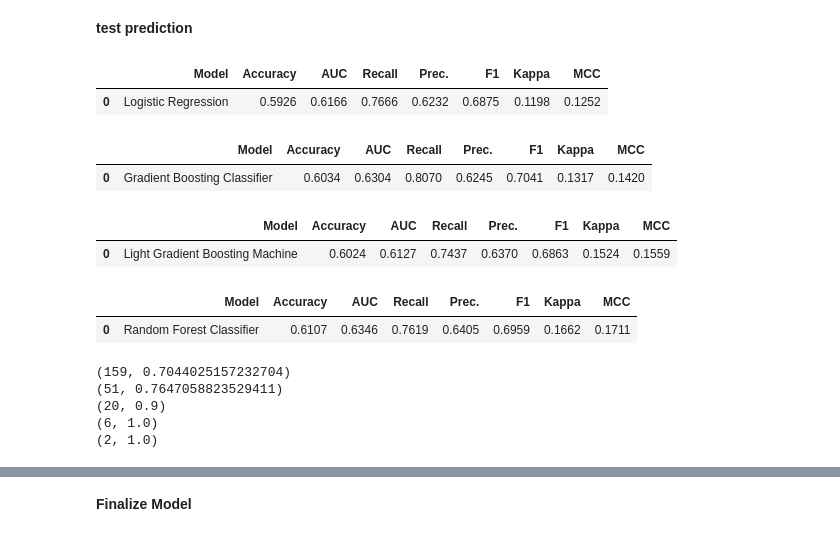
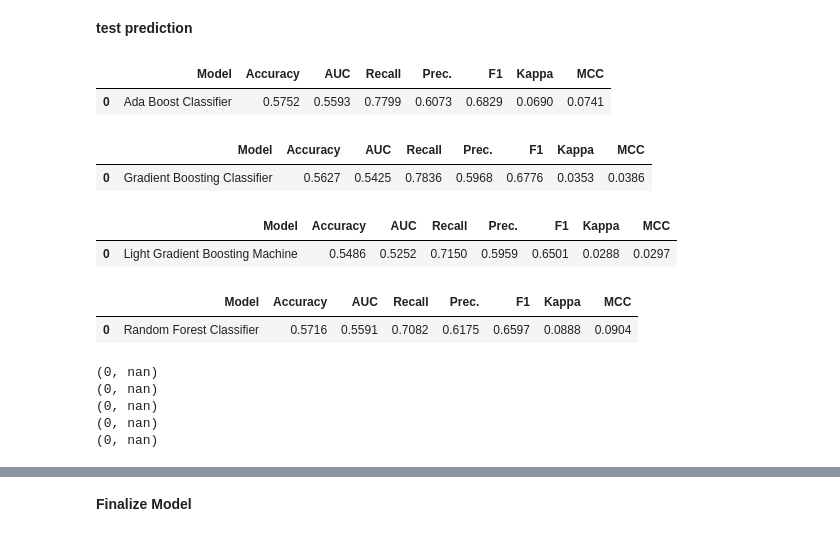
Before and after one commit to sculd/mlb-props, a Jupyter notebook: model_training_run.ipynb, the cells around one changed output, grey strips where cells are left out. Cells and saved outputs as stored; diff of their text form; code cells hidden in the pictures.

```diff
--- a/model_training_run.ipynb
+++ b/model_training_run.ipynb
@@ -355,31 +305,31 @@ print(get_eval_profile(train_prediction_rf, 0.80))
 # %% [markdown]
 **test prediction**
 # %%
-test_prediction_lr = predict_and_odds(test_data, regression_model_lr)
+test_prediction_ada = predict_and_odds(test_data, regression_model_ada)
 test_prediction_gbc = predict_and_odds(test_data, regression_model_gbc)
 test_prediction_lightgbm = predict_and_odds(test_data, regression_model_lightgbm)
 test_prediction_rf = predict_and_odds(test_data, regression_model_rf)
 # %% [output]
 |  | Model | Accuracy | AUC | Recall | Prec. | F1 | Kappa | MCC |
-| 0 | Logistic Regression | 0.5926 | 0.6166 | 0.7666 | 0.6232 | 0.6875 | 0.1198 | 0.1252 |
+| 0 | Ada Boost Classifier | 0.5752 | 0.5593 | 0.7799 | 0.6073 | 0.6829 | 0.0690 | 0.0741 |
 |  | Model | Accuracy | AUC | Recall | Prec. | F1 | Kappa | MCC |
-| 0 | Gradient Boosting Classifier | 0.6034 | 0.6304 | 0.8070 | 0.6245 | 0.7041 | 0.1317 | 0.1420 |
+| 0 | Gradient Boosting Classifier | 0.5627 | 0.5425 | 0.7836 | 0.5968 | 0.6776 | 0.0353 | 0.0386 |
 |  | Model | Accuracy | AUC | Recall | Prec. | F1 | Kappa | MCC |
-| 0 | Light Gradient Boosting Machine | 0.6024 | 0.6127 | 0.7437 | 0.6370 | 0.6863 | 0.1524 | 0.1559 |
+| 0 | Light Gradient Boosting Machine | 0.5486 | 0.5252 | 0.7150 | 0.5959 | 0.6501 | 0.0288 | 0.0297 |
 |  | Model | Accuracy | AUC | Recall | Prec. | F1 | Kappa | MCC |
-| 0 | Random Forest Classifier | 0.6107 | 0.6346 | 0.7619 | 0.6405 | 0.6959 | 0.1662 | 0.1711 |
+| 0 | Random Forest Classifier | 0.5716 | 0.5591 | 0.7082 | 0.6175 | 0.6597 | 0.0888 | 0.0904 |
 # %%
-print(get_eval_profile(test_prediction_lr, 0.6))
-print(get_eval_profile(test_prediction_lr, 0.7))
-print(get_eval_profile(test_prediction_lr, 0.75))
-print(get_eval_profile(test_prediction_lr, 0.80))
-print(get_eval_profile(test_prediction_lr, 0.85))
+print(get_eval_profile(test_prediction_ada, 0.6))
+print(get_eval_profile(test_prediction_ada, 0.7))
+print(get_eval_profile(test_prediction_ada, 0.75))
+print(get_eval_profile(test_prediction_ada, 0.80))
+print(get_eval_profile(test_prediction_ada, 0.85))
 # %% [output]
-(159, 0.7044025157232704)
-(51, 0.7647058823529411)
-(20, 0.9)
-(6, 1.0)
-(2, 1.0)
+(0, nan)
+(0, nan)
+(0, nan)
+(0, nan)
+(0, nan)
 # %%
 print(get_eval_profile(test_prediction_gbc, 0.6))
 print(get_eval_profile(test_prediction_gbc, 0.7))
```
Also changed, not shown: parts of 31 cells of this notebook, 2 other files.
